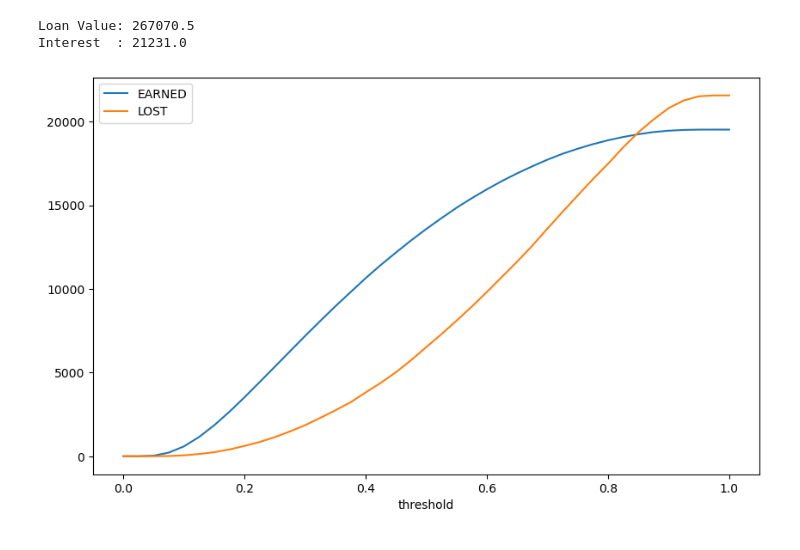
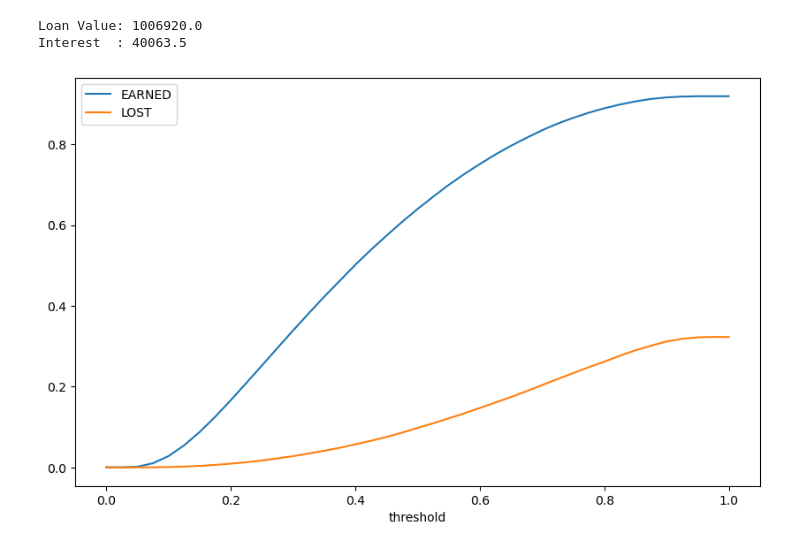
Before and after one commit to TTFrance/Project-07a-Model, a Jupyter notebook: !CHAUG biz-gain USAGE FOR DASHBOARD.ipynb, the cells around one changed output. Drawn from its saved outputs; the diff is of its cells as text; code cells hidden in the pictures.

```diff
--- a/!CHAUG biz-gain USAGE FOR DASHBOARD.ipynb
+++ b/!CHAUG biz-gain USAGE FOR DASHBOARD.ipynb
@@ -15,27 +15,31 @@ full_data = pd.read_csv('../data/raw/application_train.csv')
 # %%
 df_random_client = full_data.sample(n=1)
 
 amount_loan = df_random_client.head(1)['AMT_CREDIT'].values[0]
 amount_interest = df_random_client.head(1)['AMT_ANNUITY'].values[0]
 
 print ('Loan Value:',  amount_loan)
 print ('Interest  :',  amount_interest)
 
 W0                   = amount_interest
 W1                   = amount_loan
 
+W0                   = 1
+W1                   = 4
+
+
 CURVES['EARNED']     = W0*CURVES.TN
 CURVES['NOT_EARNED'] = W0*CURVES.FP
 CURVES['LOST']       = W1*CURVES.FN
 CURVES['GAIN']       = CURVES.EARNED - CURVES.LOST
 CURVES['MAX_GAIN']   = CURVES.EARNED + CURVES.NOT_EARNED
 
 fig, ax = plt.subplots(figsize =(10, 6))
-graph = CURVES.plot(ax=ax, x='threshold', y=['EARNED', 'LOST'])
+ax = CURVES.plot(ax=ax, x='threshold', y=['EARNED', 'LOST'])
 # %% [output]
-Loan Value: 267070.5
-Interest  : 21231.0
+Loan Value: 1006920.0
+Interest  : 40063.5
-[figure, old version]
+[figure, new version]
 # %%
 # NOT USED YET
 
```
Also changed, not shown: parts of 5 cells of this notebook, 6 other files.
